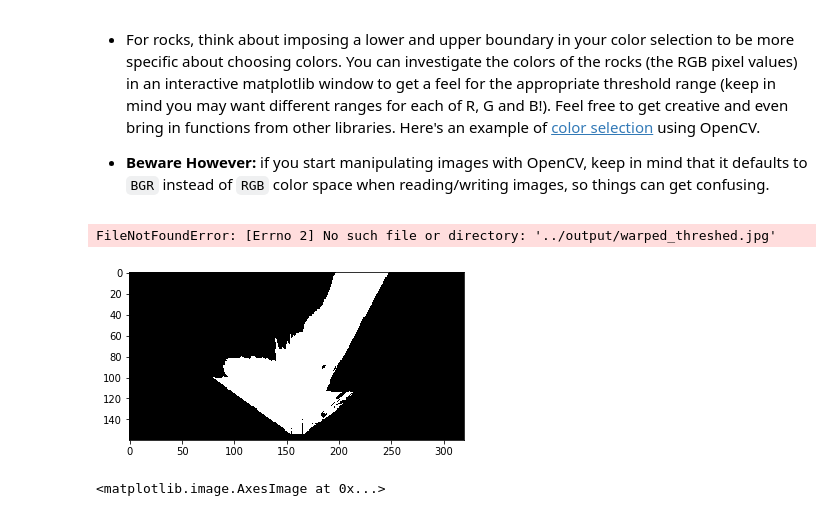
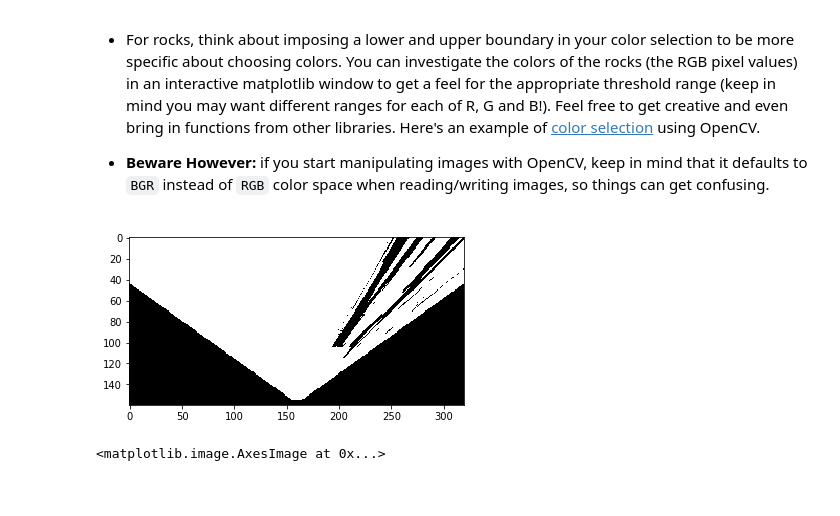
Before and after one commit to gdufour1/Rover, a Jupyter notebook: code/Rover_Project_Test_Notebook.ipynb, the cells around one changed output. Drawn from its saved outputs; the diff is of its cells as text; code cells hidden in the pictures.

```diff
--- a/code/Rover_Project_Test_Notebook.ipynb
+++ b/code/Rover_Project_Test_Notebook.ipynb
@@ -36,8 +35,8 @@ There's some example data provided in the `test_dataset` folder.  This basic dat
 
 Next, read in and display a random image from the `test_dataset` folder
 # %%
-path = '/Users/gdufo1/UdaCity/IMG/*'
-#path = '../test_dataset/IMG*'
+#path = '/Users/gdufo1/UdaCity/IMG/*'
+path = '../test_dataset/IMG/*'
 img_list = glob.glob(path)
 # Grab a random image and display it
 idx = np.random.randint(0, len(img_list)-1)
@@ -124,28 +123,28 @@ Define the color thresholding function from the lesson and apply it to the warpe
 # %%
 # Identify pixels above the threshold
 # Threshold of RGB > 160 does a nice job of identifying ground pixels only
 def color_thresh(img, rgb_thresh=(160, 160, 160)):
     # Create an array of zeros same xy size as img, but single channel
     color_select = np.zeros_like(img[:, :, 0])
     # Require that each pixel be above all three threshold values in RGB
     # above_thresh will now contain a boolean array with "True"
     # where threshold was met
     above_thresh = (img[:, :, 0] > rgb_thresh[0]) \
                 & (img[:, :, 1] > rgb_thresh[1]) \
                 & (img[:, :, 2] > rgb_thresh[2])
     # Index the array of zeros with the boolean array and set to 1
     color_select[above_thresh] = 1
     # Return the binary image
     return color_select
 
 
-threshed = color_thresh(warped)
+threshed = color_thresh(warped, mask)
 plt.imshow(threshed, cmap='gray')
 
 scipy.misc.imsave('../output/warped_threshed.jpg', threshed*255)
+scipy.misc.imsave('../output/mask_threshed.jpg', mask*255)
 # %% [output]
-FileNotFoundError: [Errno 2] No such file or directory: '../output/warped_threshed.jpg'
-[figure, old version]
+[figure, new version]
 # %%
 def find_rocks(img, levels=(110, 110, 50)):
     rockpix = ((img[:,:,0] > levels[0])\
```
Also changed, not shown: parts of 9 cells of this notebook, 4 other files.
